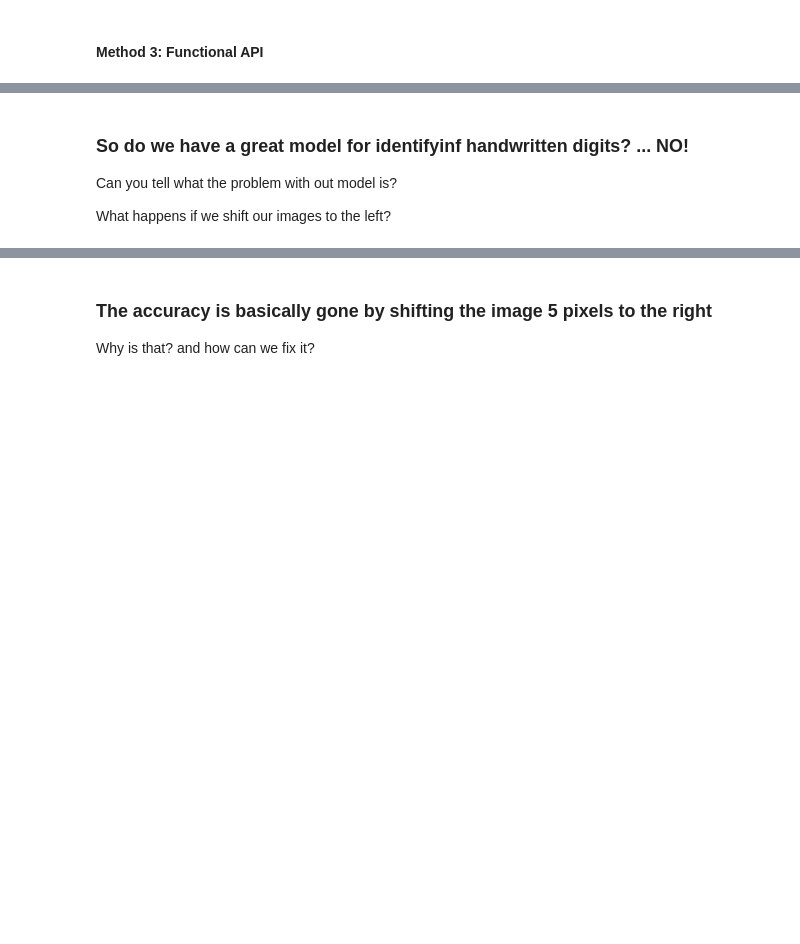
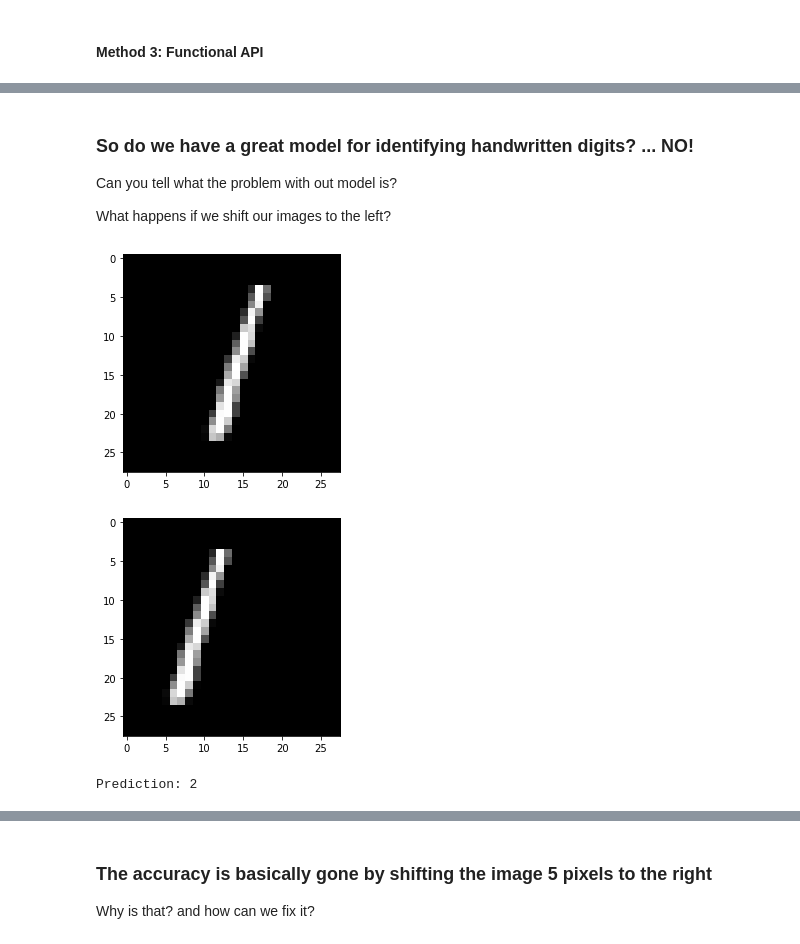
Before and after one commit to venkata14/Uconn-DSC-Workshops, a Jupyter notebook: Spring_2022/tensorflow/tensorflow-part1/tensorflow_part1.ipynb, the cells around one changed output, grey strips where cells are left out. Drawn from its saved outputs; the diff is of its cells as text; code cells hidden in the pictures; blank space fills up the shorter version.

```diff
--- a/Spring_2022/tensorflow/tensorflow-part1/tensorflow_part1.ipynb
+++ b/Spring_2022/tensorflow/tensorflow-part1/tensorflow_part1.ipynb
@@ -769,18 +804,21 @@ history = model.fit(x_train, y_train_encoded, epochs=4, batch_size=batch_size)
 # %% [markdown]
-### So do we have a great model for identifyinf handwritten digits? ... NO!
+### So do we have a great model for identifying handwritten digits? ... NO!
 
 Can you tell what the problem with out model is?
 
 What happens if we shift our images to the left?
 # %%
-sample = x_test[0]
+sample = x_test[2]
 plt.imshow(sample, cmap='gist_gray')
 plt.show()
 
 # Shifting the image to the left
 shifted_sample = np.roll(sample, -5, axis=1)
 plt.imshow(shifted_sample, cmap='gist_gray')
 plt.show()
+# %% [output]
+[figure, added]
+[figure, added]
 # %%
 shifted_sample = np.expand_dims(shifted_sample, axis=0)
 
@@ -789,6 +827,8 @@ prediction = model.predict(shifted_sample)
 
 # To get the predicted number
 print('Prediction:', np.argmax(prediction)) # It predicts the wrong number!
+# %% [output]
+Prediction: 2
 # %%
 # The original accuracy and F1 Score of the model
 from sklearn.metrics import accuracy_score, f1_score
```
Also changed, not shown: parts of 41 cells of this notebook.
